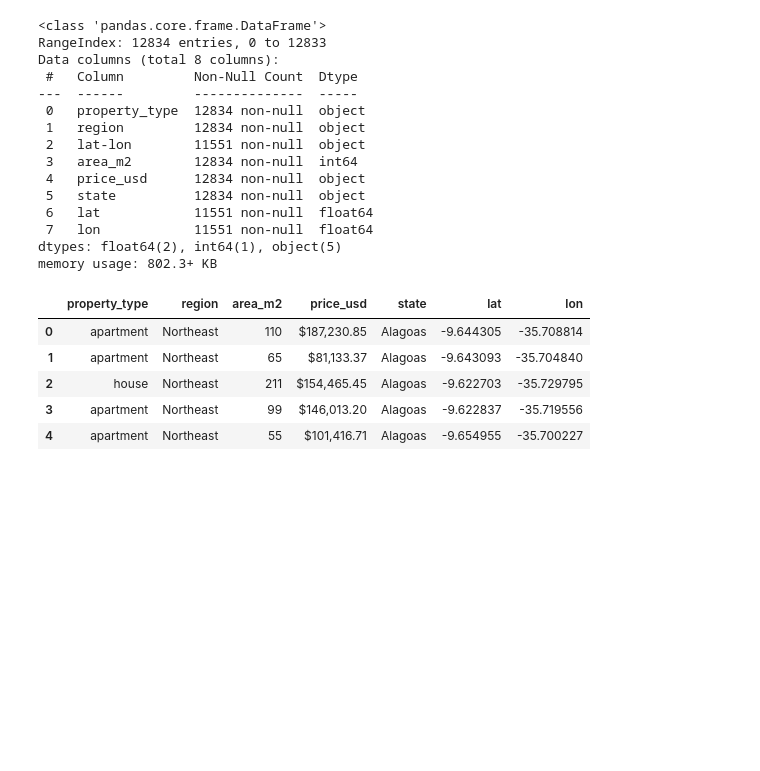
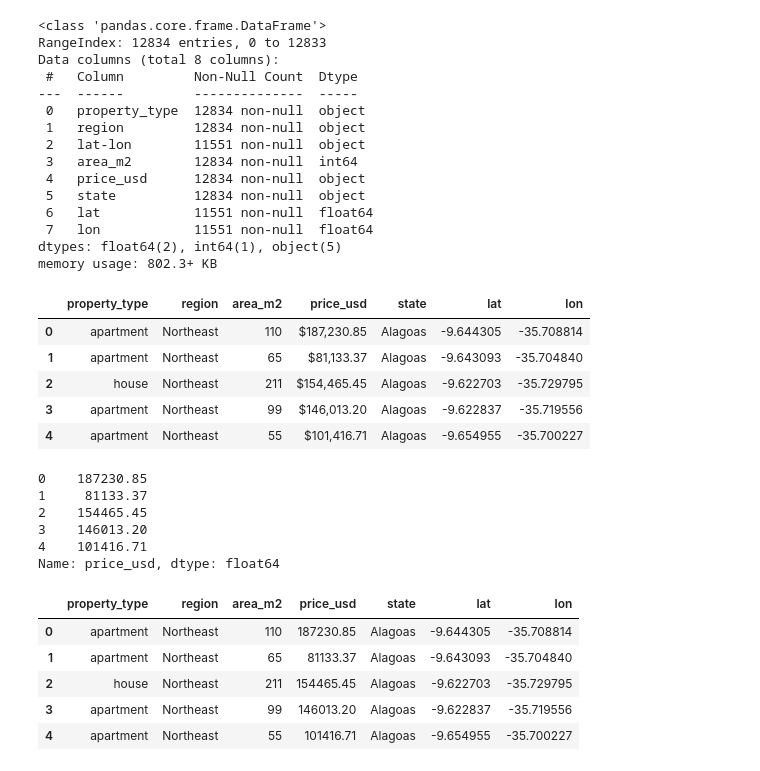
Before and after one commit to AbdulQuadri2399/Data_Relapse, a Jupyter notebook: Analyzing Property Data in Brazil/Exploratory-Data-Analysis.ipynb, the cells around one changed output. Drawn from its saved outputs; the diff is of its cells as text; code cells hidden in the pictures; blank space fills up the shorter version.

Commit message:
feat: Converted prices from brazilian real to usd

```diff
--- a/Analyzing Property Data in Brazil/Exploratory-Data-Analysis.ipynb
+++ b/Analyzing Property Data in Brazil/Exploratory-Data-Analysis.ipynb
@@ -162,4 +162,23 @@ df2.head()
 | 3 | apartment | Northeast | 99 | $146,013.20 | Alagoas | -9.622837 | -35.719556 |
 | 4 | apartment | Northeast | 55 | $101,416.71 | Alagoas | -9.654955 | -35.700227 |
 # %%
-df2["price_usd"].str.replace("$", "").str.replace(",", )
+df2["price_usd"].str.replace("$", "").str.replace(",", "").astype(float).head()
+# %% [output]
+0    187230.85
+1     81133.37
+2    154465.45
+3    146013.20
+4    101416.71
+Name: price_usd, dtype: float64
+# %%
+#new cleaned price
+df2["price_usd"] = df2["price_usd"].str.replace("$", "").str.replace(",", "").astype(float)
+# %%
+df2.head()
+# %% [output]
+|  | property_type | region | area_m2 | price_usd | state | lat | lon |
+| 0 | apartment | Northeast | 110 | 187230.85 | Alagoas | -9.644305 | -35.708814 |
+| 1 | apartment | Northeast | 65 | 81133.37 | Alagoas | -9.643093 | -35.704840 |
+| 2 | house | Northeast | 211 | 154465.45 | Alagoas | -9.622703 | -35.729795 |
+| 3 | apartment | Northeast | 99 | 146013.20 | Alagoas | -9.622837 | -35.719556 |
+| 4 | apartment | Northeast | 55 | 101416.71 | Alagoas | -9.654955 | -35.700227 |
```
Also changed, not shown: parts of 2 cells of this notebook.
